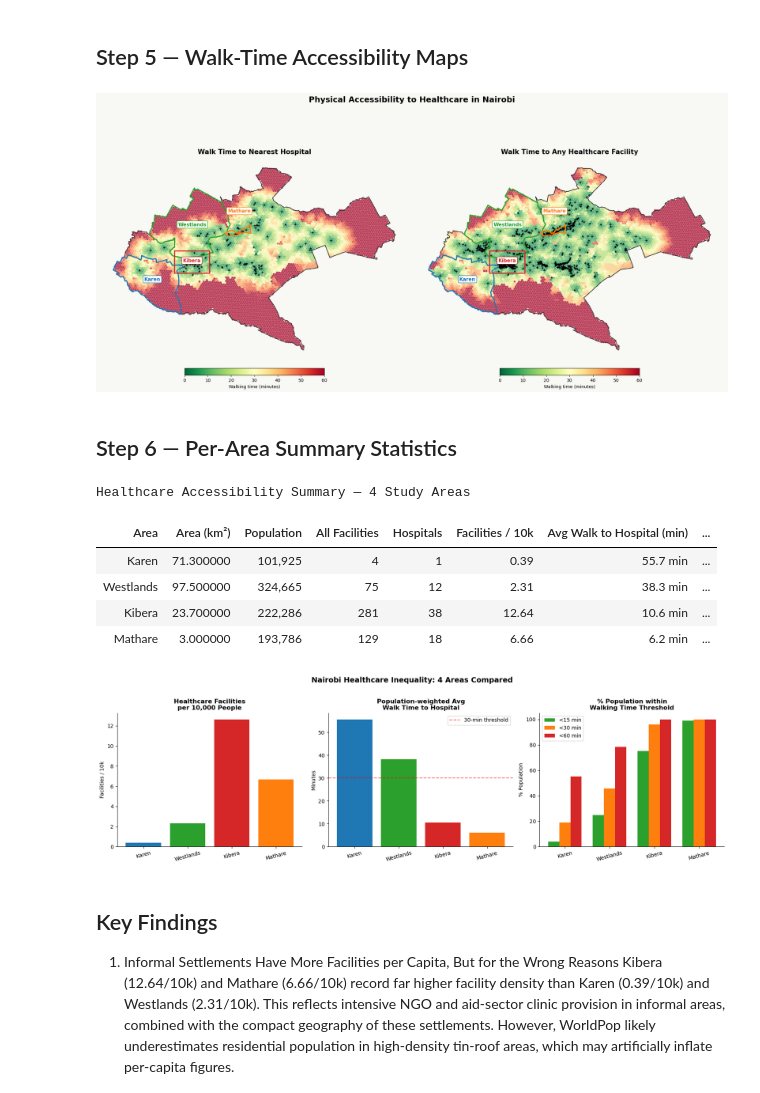
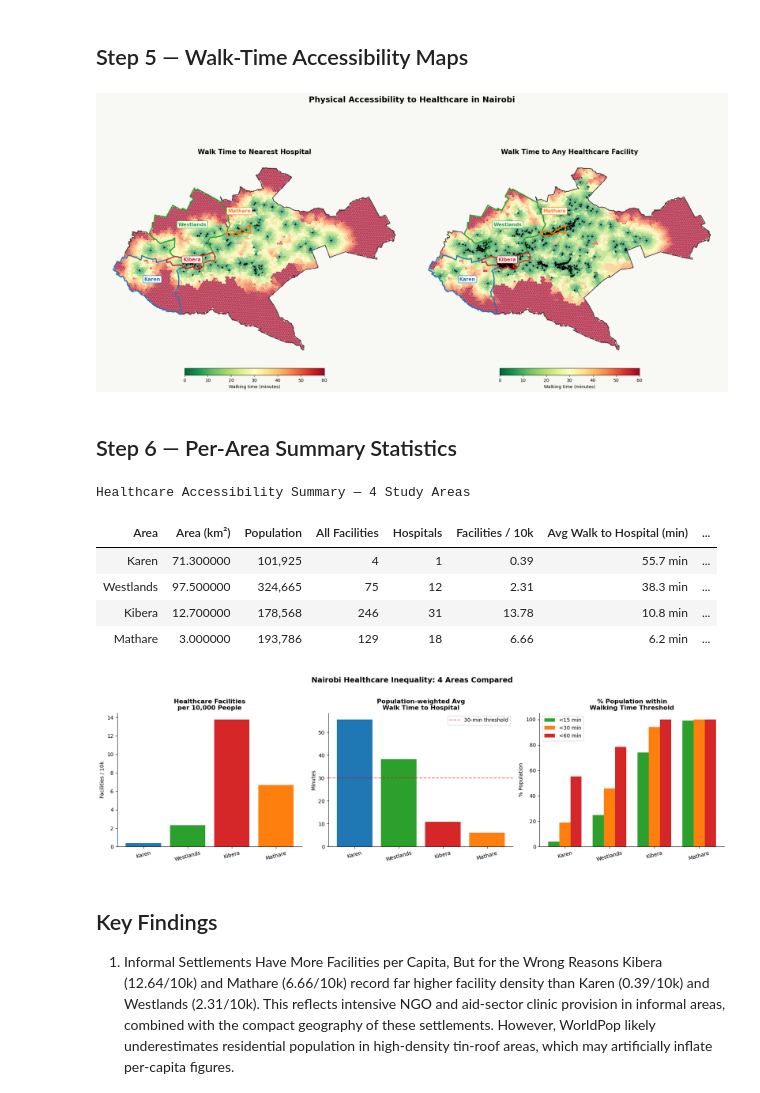
Before and after one commit to HDuo1129/GIS, a Jupyter notebook: notebooks/nairobi_healthcare.ipynb, the cells around one changed output. Cells and saved outputs as stored; diff of their text form; code cells hidden in the pictures.

```diff
--- a/notebooks/nairobi_healthcare.ipynb
+++ b/notebooks/nairobi_healthcare.ipynb
@@ -52,17 +51,12 @@ area_colors = {
 
 areas = {}
 for name in area_names:
-    if name == 'Kibera':
-        # Kibera has no OSM polygon boundary — use known geographic extent
-        areas[name] = gpd.GeoDataFrame(
-            {'geometry': [box(36.760, -1.325, 36.815, -1.290)]},
-            crs='EPSG:4326'
-        )
-        print('Kibera: OK (manual bbox)')
-    else:
-        try:
-            areas[name] = ox.geocode_to_gdf(f'{name}, Nairobi, Kenya')
-            print(f'{name}: OK')
-        except Exception as e:
-            print(f'{name}: FAILED — {e}')
+    # Kibera was officially renamed to "Kibra" in OSM — query under new name
+    osm_name = 'Kibra' if name == 'Kibera' else name
+    try:
+        areas[name] = ox.geocode_to_gdf(f'{osm_name}, Nairobi, Kenya')
+        geom_type = areas[name].geometry.values[0].geom_type
+        print(f'{name}: OK ({geom_type})')
+    except Exception as e:
+        print(f'{name}: FAILED — {e}')
 # %% [output]
@@ -465,7 +459,7 @@ plt.tight_layout()
 plt.savefig('../outputs/figures/03_walk_time.png', dpi=200, bbox_inches='tight')
 plt.show()
 # %% [output]
-[figure, old version]
+[figure, new version]
 # %% [markdown]
 ## Step 6 — Per-Area Summary Statistics
 # %%
@@ -546,45 +540,45 @@ Healthcare Accessibility Summary — 4 Study Areas
 | Area | Area (km²) | Population | All Facilities | Hospitals | Facilities / 10k | Avg Walk to Hospital (min) | ... |
 | Karen | 71.300000 | 101,925 | 4 | 1 | 0.39 | 55.7 min | ... |
 | Westlands | 97.500000 | 324,665 | 75 | 12 | 2.31 | 38.3 min | ... |
-| Kibera | 23.700000 | 222,286 | 281 | 38 | 12.64 | 10.6 min | ... |
+| Kibera | 12.700000 | 178,568 | 246 | 31 | 13.78 | 10.8 min | ... |
 | Mathare | 3.000000 | 193,786 | 129 | 18 | 6.66 | 6.2 min | ... |
 # %%
 # Comparison bar charts
 fig, axes = plt.subplots(1, 3, figsize=(17, 5))
 colors_list = [area_colors[n] for n in df_results['Area']]
 
-axes[0].bar(df_results['Area'], df_results['Facilities/10k people'], color=colors_list)
+axes[0].bar(df_results['Area'], df_results['Facilities / 10k'], color=colors_list)
 axes[0].set_title('Healthcare Facilities\nper 10,000 People', fontweight='bold')
 axes[0].set_ylabel('Facilities / 10k')
 
-axes[1].bar(df_results['Area'], df_results['Avg walk to hospital (min)'], color=colors_list)
+axes[1].bar(df_results['Area'], df_results['Avg Walk to Hospital (min)'], color=colors_list)
 axes[1].axhline(30, color='red', linestyle='--', alpha=0.6, label='30-min threshold')
 axes[1].set_title('Population-weighted Avg\nWalk Time to Hospital', fontweight='bold')
 axes[1].set_ylabel('Minutes')
 axes[1].legend()
 
 x = np.arange(len(df_results))
 w = 0.25
-axes[2].bar(x - w, df_results['% pop <15 min'],  w, label='<15 min', color='#2ca02c')
-axes[2].bar(x,     df_results['% pop <30 min'],  w, label='<30 min', color='#ff7f0e')
-axes[2].bar(x + w, df_results['% pop <60 min'],  w, label='<60 min', color='#d62728')
+axes[2].bar(x - w, df_results['% Pop < 15 min'], w, label='<15 min', color='#2ca02c')
+axes[2].bar(x,     df_results['% Pop < 30 min'], w, label='<30 min', color='#ff7f0e')
+axes[2].bar(x + w, df_results['% Pop < 60 min'], w, label='<60 min', color='#d62728')
 axes[2].set_xticks(x); axes[2].set_xticklabels(df_results['Area'])
 axes[2].set_title('% Population within\nWalking Time Threshold', fontweight='bold')
 axes[2].set_ylabel('% Population')
 axes[2].legend()
 
 for ax in axes:
     ax.spines['top'].set_visible(False)
     ax.spines['right'].set_visible(False)
     ax.tick_params(axis='x', rotation=15)
 
 plt.suptitle('Nairobi Healthcare Inequality: 4 Areas Compared',
              fontsize=14, fontweight='bold', y=1.02)
 plt.tight_layout()
 plt.savefig('../outputs/figures/04_area_comparison.png', dpi=200, bbox_inches='tight')
 plt.show()
 # %% [output]
-[figure, old version]
+[figure, new version]
 # %% [markdown]
 ## Key Findings
 1. Informal Settlements Have More Facilities per Capita, But for the Wrong Reasons
```
Also changed, not shown: parts of 5 cells of this notebook, 2 other files.
